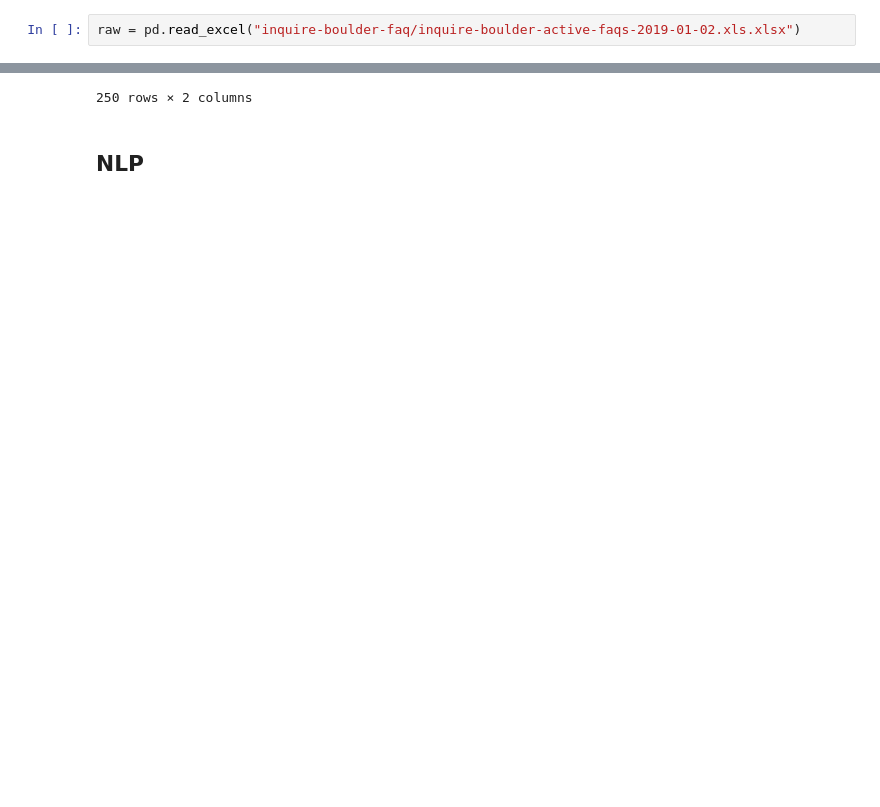
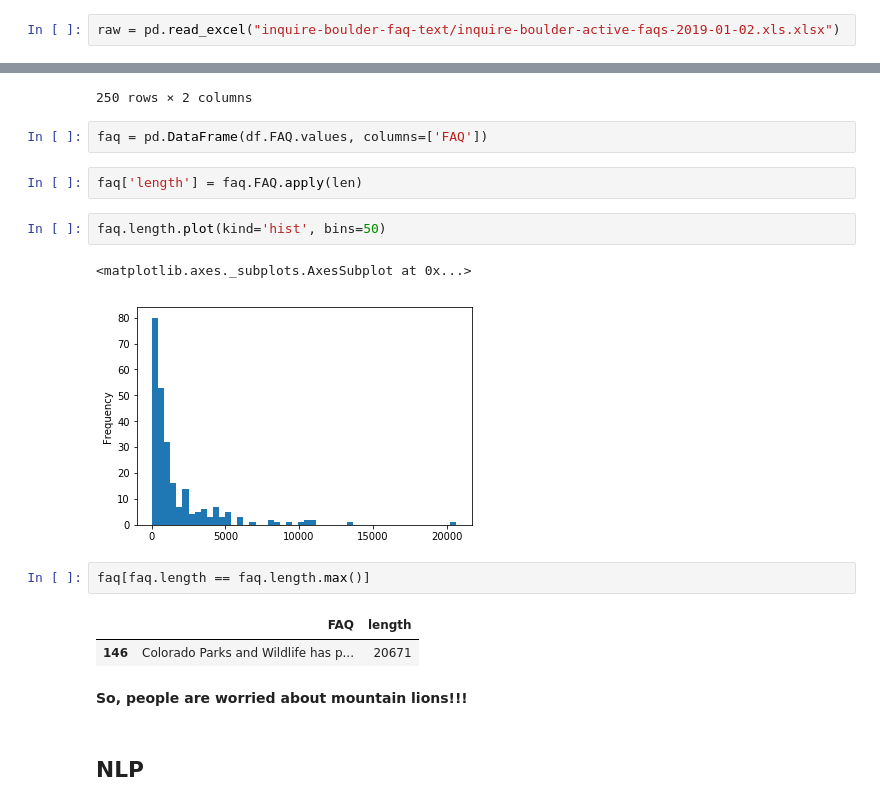
Before and after one commit to willtscott/inquire-boulder-chatbot, a Jupyter notebook: faq-text.ipynb, the cells around one changed output, grey strips where cells are left out. Drawn from its saved outputs; the diff is of its cells as text; blank space fills up the shorter version.

Commit message:
Started EDA on the FAQ text

```diff
--- a/faq-text.ipynb
+++ b/faq-text.ipynb
@@ -8,5 +10,5 @@ import nltk
 # %%
-raw = pd.read_excel("inquire-boulder-faq/inquire-boulder-active-faqs-2019-01-02.xls.xlsx")
+raw = pd.read_excel("inquire-boulder-faq-text/inquire-boulder-active-faqs-2019-01-02.xls.xlsx")
 # %%
 df = raw.set_index(keys=['Department', 'Category', 'Topic']).sort_index().drop(labels=('Active'), axis=1).dropna()
 # %%
@@ -41,5 +43,21 @@ df
 |  |  | Water, Wastewater, Stormwater/Dra... | The City of Boulder continues to ... | 2014-04-06 |
 |  | Website | Boulder Measures | Boulder Measures - Phase One Boul... | 2018-05-31 |
 250 rows × 2 columns
+# %%
+faq = pd.DataFrame(df.FAQ.values, columns=['FAQ'])
+# %%
+faq['length'] = faq.FAQ.apply(len)
+# %%
+faq.length.plot(kind='hist', bins=50)
+# %% [output]
+<matplotlib.axes._subplots.AxesSubplot at 0x...>
+[figure, added]
+# %%
+faq[faq.length == faq.length.max()]
+# %% [output]
+|  | FAQ | length |
+| 146 | Colorado Parks and Wildlife has p... | 20671 |
+# %% [markdown]
+**So, people are worried about mountain lions!!!**
 # %% [markdown]
 ## NLP
```
Also changed, not shown: parts of 12 cells of this notebook, 3 other files.
